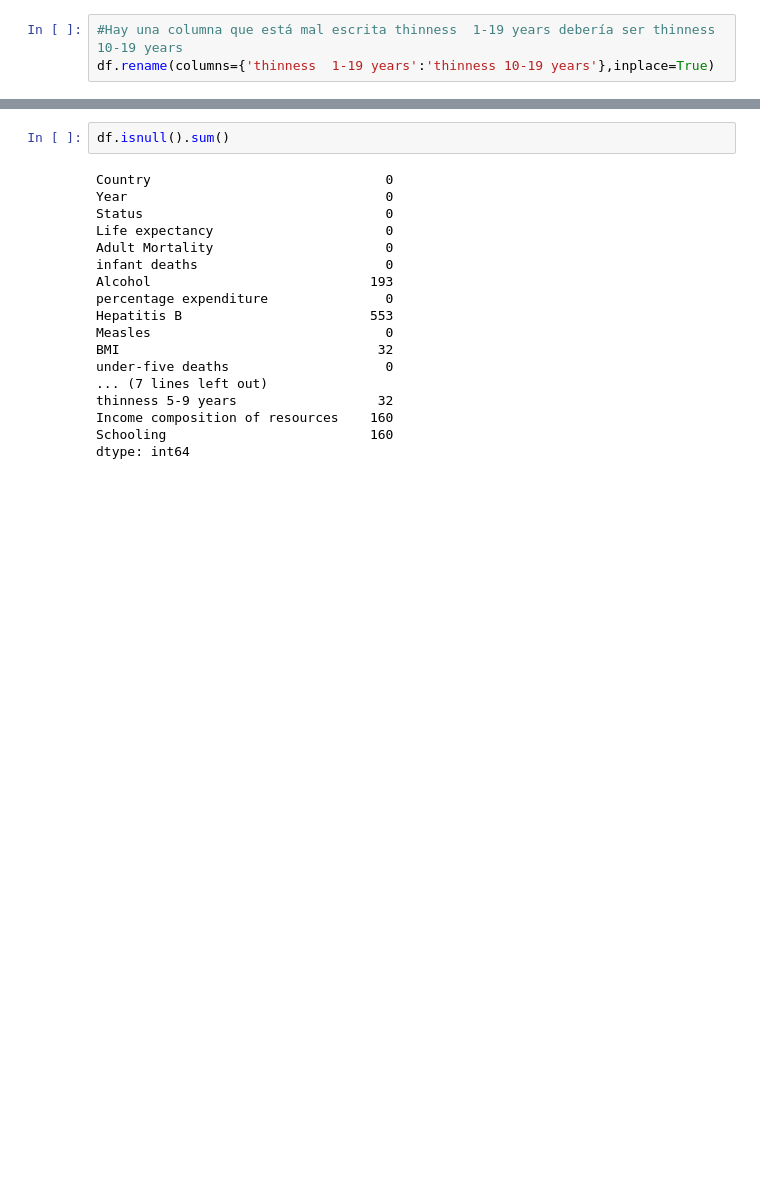
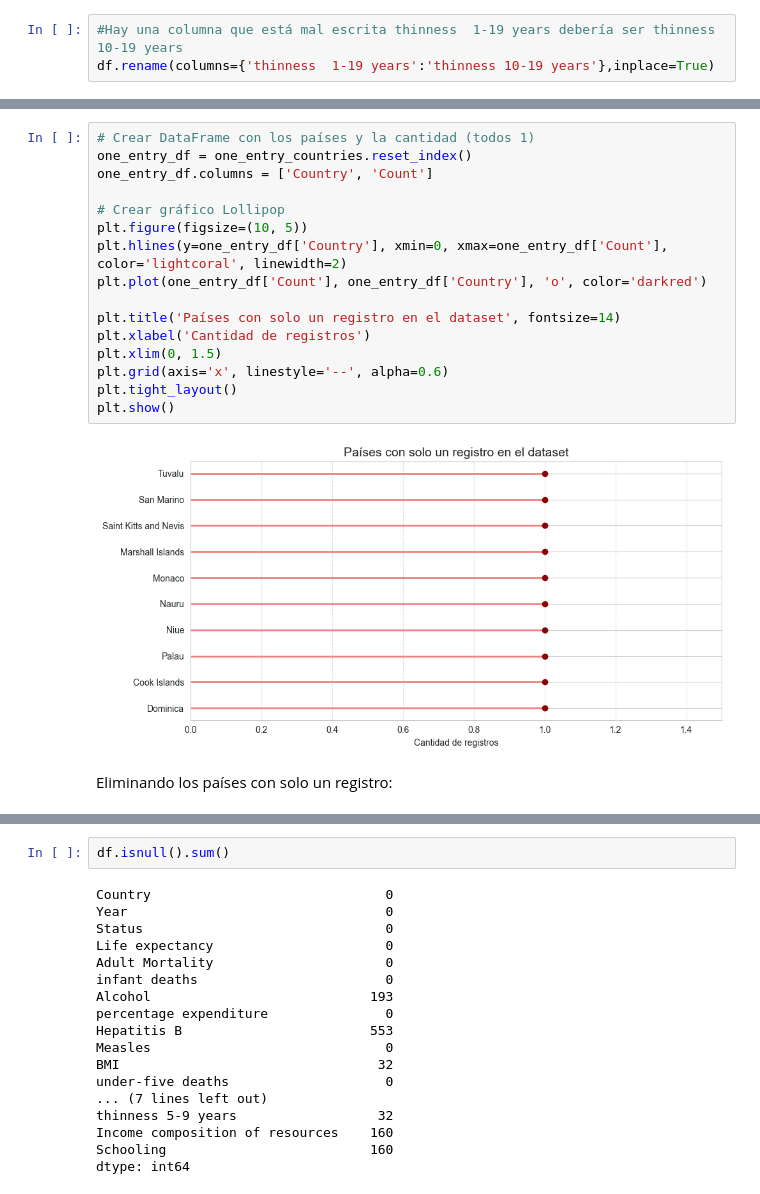
Before and after one commit to MiriamDonas00022423/ProyectoNumericoBurdenShots, a Jupyter notebook: my_regression_app/notebook/linear_regression.ipynb, the cells around one changed output, grey strips where cells are left out. Drawn from its saved outputs; the diff is of its cells as text; blank space fills up the shorter version.

```diff
--- a/my_regression_app/notebook/linear_regression.ipynb
+++ b/my_regression_app/notebook/linear_regression.ipynb
@@ -445,0 +518,20 @@ df.rename(columns={'thinness  1-19 years':'thinness 10-19 years'},inplace=True)
+# %%
+# Crear DataFrame con los países y la cantidad (todos 1)
+one_entry_df = one_entry_countries.reset_index()
+one_entry_df.columns = ['Country', 'Count']
+
+# Crear gráfico Lollipop
+plt.figure(figsize=(10, 5))
+plt.hlines(y=one_entry_df['Country'], xmin=0, xmax=one_entry_df['Count'], color='lightcoral', linewidth=2)
+plt.plot(one_entry_df['Count'], one_entry_df['Country'], 'o', color='darkred')
+
+plt.title('Países con solo un registro en el dataset', fontsize=14)
+plt.xlabel('Cantidad de registros')
+plt.xlim(0, 1.5)
+plt.grid(axis='x', linestyle='--', alpha=0.6)
+plt.tight_layout()
+plt.show()
+# %% [output]
+[figure, added]
+# %% [markdown]
+Eliminando los países con solo un registro:
```
Also changed, not shown: parts of 173 cells of this notebook, 3 other files.
